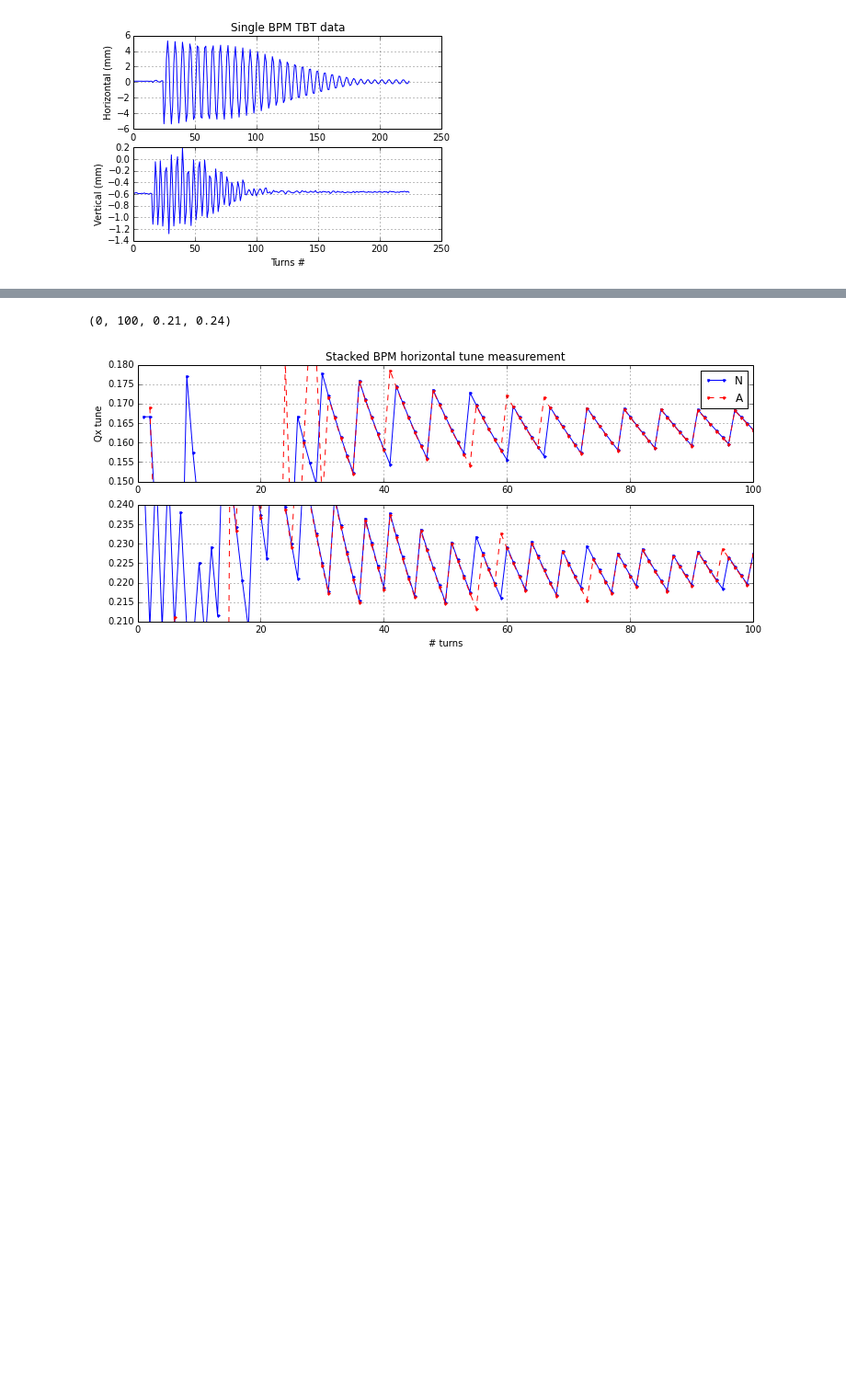
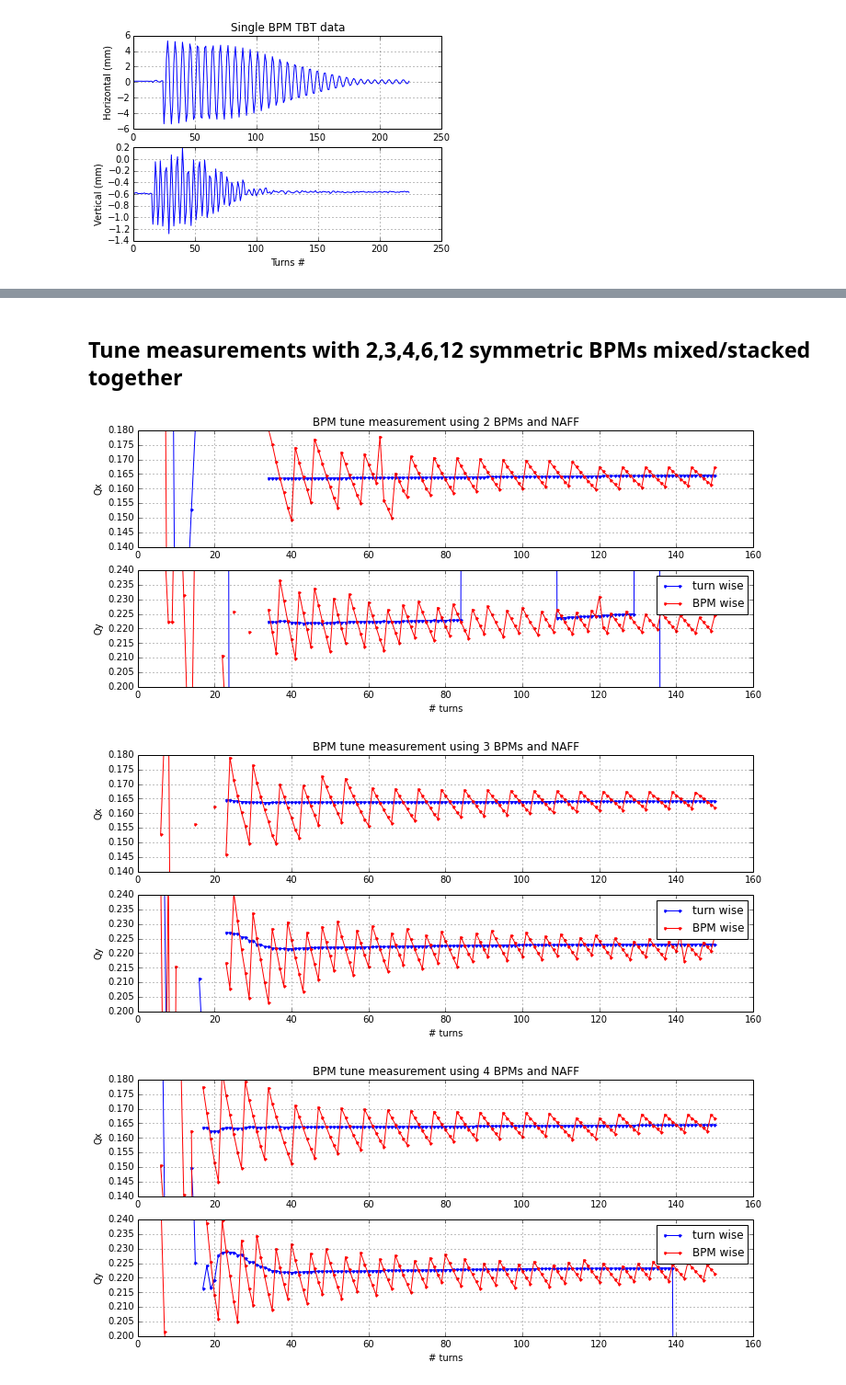
Before and after one commit to levondov/ALS_Research, a Jupyter notebook: mixed_tune_meas/data/mixed_BPMs.ipynb, the cells around one changed output, grey strips where cells are left out. Shown at 92% size. Cells and saved outputs as stored; diff of their text form; code cells hidden in the pictures; blank space fills up the shorter version.

```diff
--- a/mixed_tune_meas/data/mixed_BPMs.ipynb
+++ b/mixed_tune_meas/data/mixed_BPMs.ipynb
@@ -88,20 +79,30 @@ plt.show()
+# %% [markdown]
+## Tune measurements with 2,3,4,6,12 symmetric BPMs mixed/stacked together
 # %%
-figure(2,figsize=(12,5))
-plt.subplot(2,1,1)
-plt.plot(data3[:,2],data3[:,0],marker='.',color='b')
-plt.plot(data4[:,2],data4[:,0],marker='.',linestyle='--',color='r')
-plt.grid(True)
-plt.ylabel('Qx tune')
-plt.title('Stacked BPM horizontal tune measurement')
-plt.legend(('NAFF'))
-plt.axis((0, len(data2[:,2]), 0.15,0.18))
+title_num = [2, 3, 4, 6, 12]
+i = 0
+while i < (len(data)-3):
+    figure(i+2,figsize=(12,5))
+    plt.subplot(2,1,1)
+    plt.plot(data[i][:,2],data[i][:,0],marker='.',color='b')
+    plt.plot(data[i+1][:,2],data[i+1][:,0],marker='.',linestyle='-',color='r')
+    plt.grid(True)
+    plt.ylabel('Qx')
+    title = 'BPM tune measurement using ' + str(title_num[i/2]) + ' BPMs and NAFF'
+    plt.title(title)
+    plt.gca().set_ylim([0.14, 0.18])
 
-plt.subplot(2,1,2)
-plt.plot(data3[:,2],data3[:,1],marker='.',color='b')
-plt.plot(data4[:,2],data4[:,1],marker='.',linestyle='--',color='r')
-plt.grid(True)
-plt.xlabel('# turns')
-plt.axis((0, len(data2[:,2]), 0.21,0.24))
+    plt.subplot(2,1,2)
+    plt.plot(data[i][:,2],data[i][:,1],marker='.',color='b')
+    plt.plot(data[i+1][:,2],data[i+1][:,1],marker='.',linestyle='-',color='r')
+    plt.grid(True)
+    plt.xlabel('# turns')
+    plt.ylabel('Qy')
+    plt.gca().set_ylim([0.20, 0.24])
+    plt.legend(('turn wise','BPM wise'))
+    plt.show()
+    i+=2
 # %% [output]
-(0, 100, 0.21, 0.24)
-[figure, old version]
+[figure, new version]
+[figure, added]
+[figure, added]
```
Also changed, not shown: parts of 11 cells of this notebook, 32 other files.
